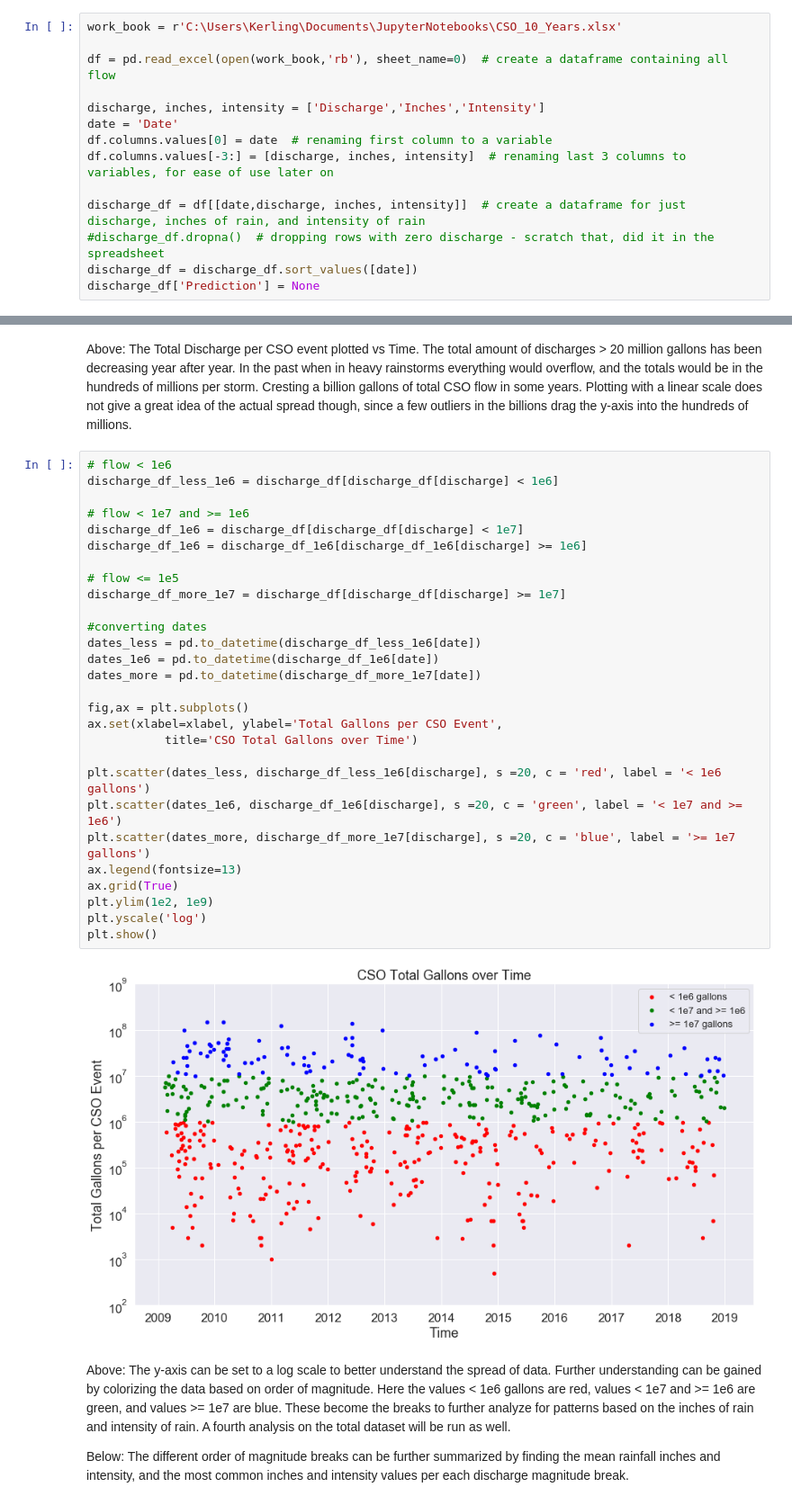
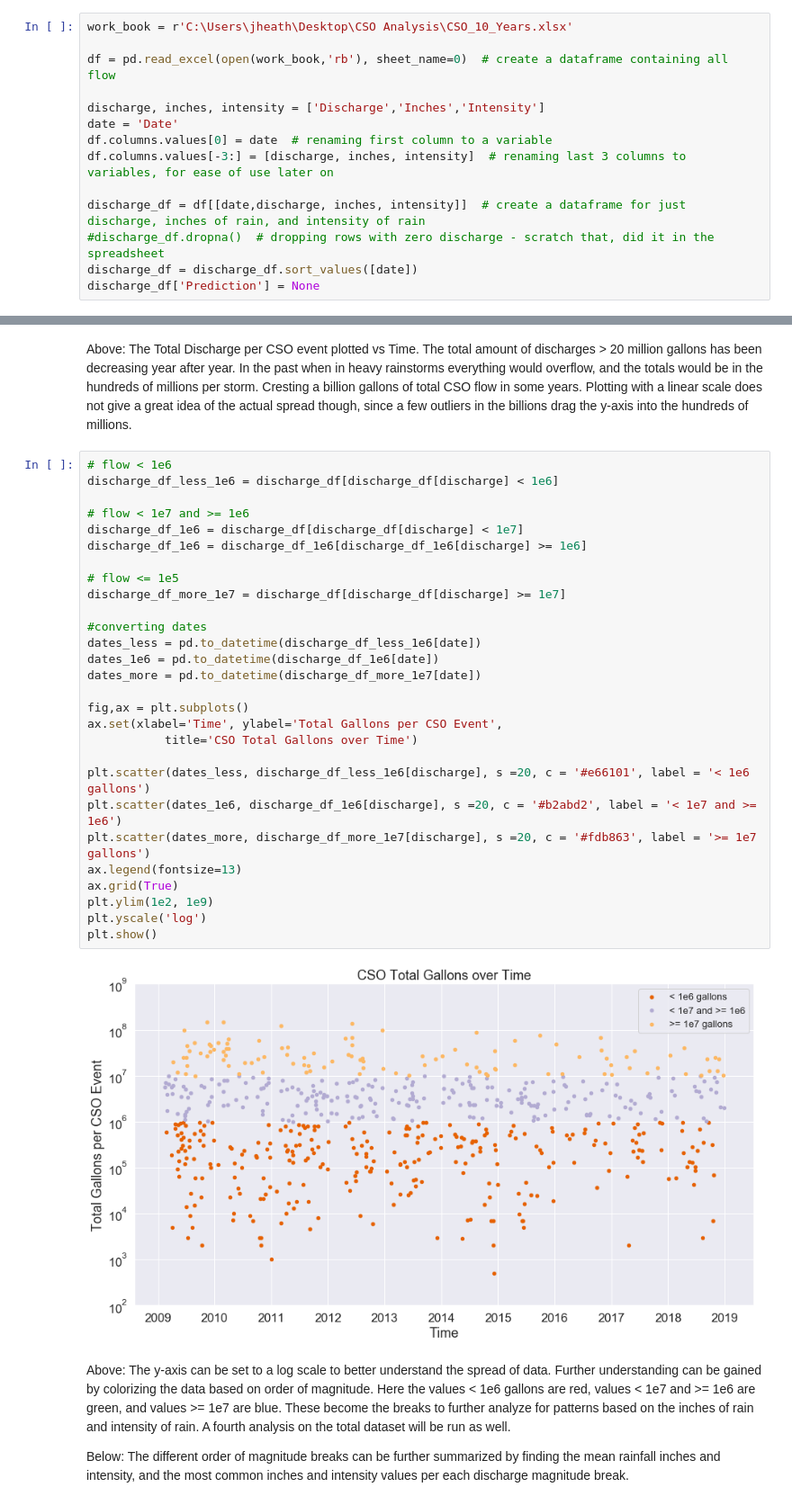
Before and after one commit to Jheath12/Water-Resources-Data-Analyses-publicdata, a Jupyter notebook: CSO_Estimation_draft.ipynb, the cells around one changed output, grey strips where cells are left out. Shown at 90% size. Drawn from its saved outputs; the diff is of its cells as text.

```diff
--- a/CSO_Estimation_draft.ipynb
+++ b/CSO_Estimation_draft.ipynb
@@ -30,7 +33,7 @@ For this the flow was divided into 3 segments: discharge values >= 1e7 gallons,
 # %% [markdown]
 # Examining Total CSO Flow
 # %%
-work_book = r'C:\Users\Kerling\Documents\JupyterNotebooks\CSO_10_Years.xlsx'
+work_book = r'C:\Users\jheath\Desktop\CSO Analysis\CSO_10_Years.xlsx'
 
 df = pd.read_excel(open(work_book,'rb'), sheet_name=0)  # create a dataframe containing all flow
 
@@ -79,33 +82,33 @@ Above: The Total Discharge per CSO event plotted vs Time. The total amount of di
 # %%
 # flow < 1e6
 discharge_df_less_1e6 = discharge_df[discharge_df[discharge] < 1e6]
 
 # flow < 1e7 and >= 1e6
 discharge_df_1e6 = discharge_df[discharge_df[discharge] < 1e7]
 discharge_df_1e6 = discharge_df_1e6[discharge_df_1e6[discharge] >= 1e6]
 
 # flow <= 1e5
 discharge_df_more_1e7 = discharge_df[discharge_df[discharge] >= 1e7]
 
 #converting dates
 dates_less = pd.to_datetime(discharge_df_less_1e6[date])
 dates_1e6 = pd.to_datetime(discharge_df_1e6[date])
 dates_more = pd.to_datetime(discharge_df_more_1e7[date])
 
 fig,ax = plt.subplots()
-ax.set(xlabel=xlabel, ylabel='Total Gallons per CSO Event',
+ax.set(xlabel='Time', ylabel='Total Gallons per CSO Event',
            title='CSO Total Gallons over Time')
 
-plt.scatter(dates_less, discharge_df_less_1e6[discharge], s =20, c = 'red', label = '< 1e6 gallons')
-plt.scatter(dates_1e6, discharge_df_1e6[discharge], s =20, c = 'green', label = '< 1e7 and >= 1e6')
-plt.scatter(dates_more, discharge_df_more_1e7[discharge], s =20, c = 'blue', label = '>= 1e7 gallons')
+plt.scatter(dates_less, discharge_df_less_1e6[discharge], s =20, c = '#e66101', label = '< 1e6 gallons')
+plt.scatter(dates_1e6, discharge_df_1e6[discharge], s =20, c = '#b2abd2', label = '< 1e7 and >= 1e6')
+plt.scatter(dates_more, discharge_df_more_1e7[discharge], s =20, c = '#fdb863', label = '>= 1e7 gallons')
 ax.legend(fontsize=13)
 ax.grid(True)
 plt.ylim(1e2, 1e9)
 plt.yscale('log')
 plt.show()
 # %% [output]
-[figure, old version]
+[figure, new version]
 # %% [markdown]
 Above: The y-axis can be set to a log scale to better understand the spread of data. Further understanding can be gained by colorizing the data based on order of magnitude. Here the values < 1e6 gallons are red, values < 1e7 and >= 1e6 are green, and values >= 1e7 are blue. These become the breaks to further analyze for patterns based on the inches of rain and intensity of rain. A fourth analysis on the total dataset will be run as well.
 
```
Also changed, not shown: parts of 22 cells of this notebook.
